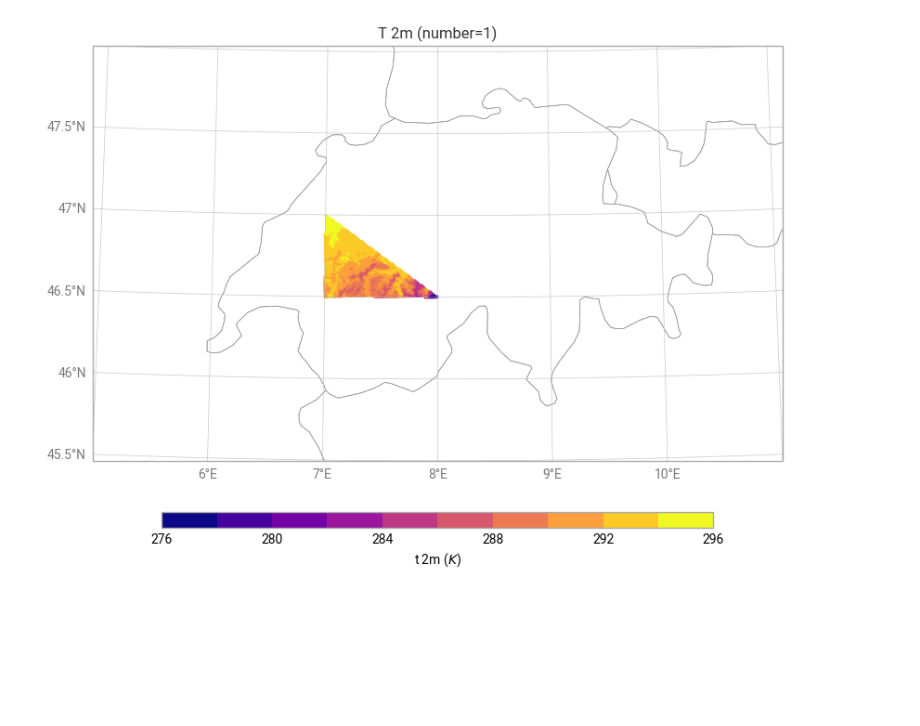
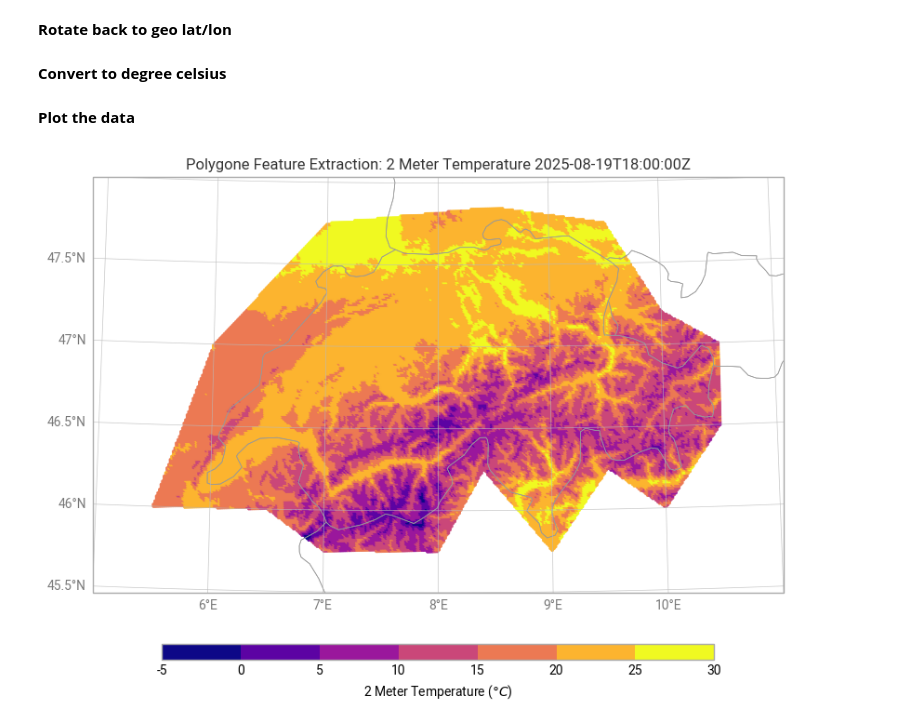
Before and after one commit to MeteoSwiss/nwp-fdb-polytope-demo, a Jupyter notebook: notebooks/Polytope/polytope_polygon_feature.ipynb, the cells around one changed output. Saved outputs shown, nothing was run; the diff lists cells and outputs as text; code cells hidden in the pictures; blank space fills up the shorter version.

Commit message:
polygon and bounding box suggestion

```diff
--- a/notebooks/Polytope/polytope_polygon_feature.ipynb
+++ b/notebooks/Polytope/polytope_polygon_feature.ipynb
@@ -49,7 +64,7 @@ import cartopy.crs as ccrs
 # IMPORTANT: first longitude, then latitude
 
 # point 1: top left corner, point 2: bottem right corner
-geo_points = [[7, 47], [7, 46.5], [8, 46.5]]
+geo_points = [[6, 47], [5.5, 46], [6.5, 46], [7, 45.75], [8, 45.75], [8.4, 46.25], [9, 45.75], [9.5, 46.25], [10, 46], [10.5, 46.5], [10.5, 47], [10, 47.2], [9.5, 47.75], [8.5, 47.85], [7, 47.75]]
 
 # South pole rotation of lon=10, latitude=-43
 rotated_crs = ccrs.RotatedPole(
@@ -67,7 +84,7 @@ rotated_points = [
 request = mars.Request(
     param="T_2M",
     date=date,
-    time="0600",
+    time=time,
     model=mars.Model.ICON_CH1_EPS,
     levtype=mars.LevType.SURFACE,
     number=1,
@@ -86,6 +105,8 @@ ds = ekd.from_source(
     request.to_polytope(),
     stream=False
 ).to_xarray()
+# %% [markdown]
+**Rotate back to geo lat/lon**
 # %%
 unrotated_points = [
     geo_crs.transform_point(lon, lat, rotated_crs)
@@ -98,30 +119,39 @@ ds_geo = ds.assign_coords(
     longitude=("points", list(geo_lons)),
     latitude=("points", list(geo_lats))
 )
+# %% [markdown]
+**Convert to degree celsius**
+# %%
+da_geo = ds_geo['t_2m']
+da_geo.values = da_geo.values - 273.15
+da_geo.attrs['units'] = "°C"
+da_geo.attrs['long_name'] = "2 Meter Temperature"
+# %% [markdown]
+**Plot the data**
 # %%
 from earthkit.plots import Map
 from earthkit.plots.geo import bounds, domains
 
 xmin, xmax = 5, 11   # Longitude bounds
 ymin, ymax = 45.5, 48   # Latitude bounds
 
 bbox = bounds.BoundingBox(xmin, xmax, ymin, ymax, ccrs.Geodetic())
 domain = domains.Domain.from_bbox(
     bbox=bbox,
     name="CH2"
 )
 chart = Map(domain=domain)
-chart.point_cloud(ds_geo['t_2m'], x="longitude", y="latitude")
+chart.point_cloud(da_geo, x="longitude", y="latitude")
 
 chart.coastlines()
 chart.borders()
 chart.gridlines()
 
 
-chart.title("{variable_name} (number={number})")
+chart.title("Polygone Feature Extraction: {long_name} {datetimes}")
 
 chart.legend()
 
 chart.show()
 # %% [output]
-[figure, old version]
+[figure, new version]
```
Also changed, not shown: parts of 9 cells of this notebook, 1 other file.
